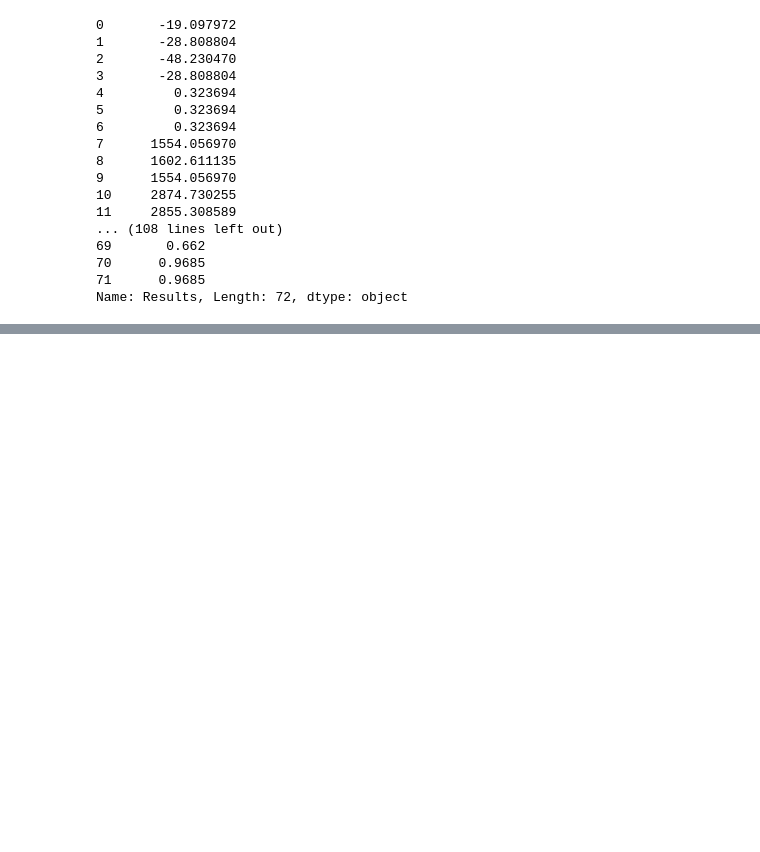
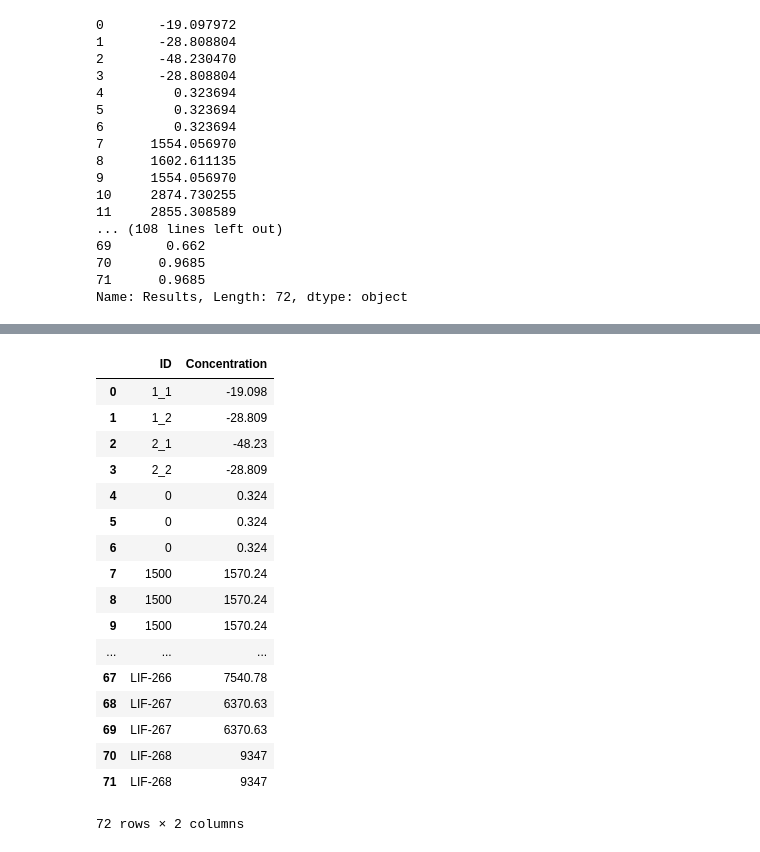
Before and after one commit to Rachel-Veenstra/SpecNotes, a Jupyter notebook: Practice/Concentration_extrapolation.ipynb, the cells around one changed output, grey strips where cells are left out. Drawn from its saved outputs; the diff is of its cells as text; code cells hidden in the pictures; blank space fills up the shorter version.

```diff
--- a/Practice/Concentration_extrapolation.ipynb
+++ b/Practice/Concentration_extrapolation.ipynb
@@ -105,0 +134,24 @@ hi
+# %%
+## Creating a new dataframe with only ID and final concentration
+
+N_final = final2.drop(final2.columns[[1, 2, 3, 4]], axis=1)
+N_final
+# %% [output]
+|  | ID | Concentration |
+| 0 | 1_1 | -19.098 |
+| 1 | 1_2 | -28.809 |
+| 2 | 2_1 | -48.23 |
+| 3 | 2_2 | -28.809 |
+| 4 | 0 | 0.324 |
+| 5 | 0 | 0.324 |
+| 6 | 0 | 0.324 |
+| 7 | 1500 | 1570.24 |
+| 8 | 1500 | 1570.24 |
+| 9 | 1500 | 1570.24 |
+| ... | ... | ... |
+| 67 | LIF-266 | 7540.78 |
+| 68 | LIF-267 | 6370.63 |
+| 69 | LIF-267 | 6370.63 |
+| 70 | LIF-268 | 9347 |
+| 71 | LIF-268 | 9347 |
+72 rows × 2 columns
```
Also changed, not shown: parts of 2 cells of this notebook, 2 other files.
